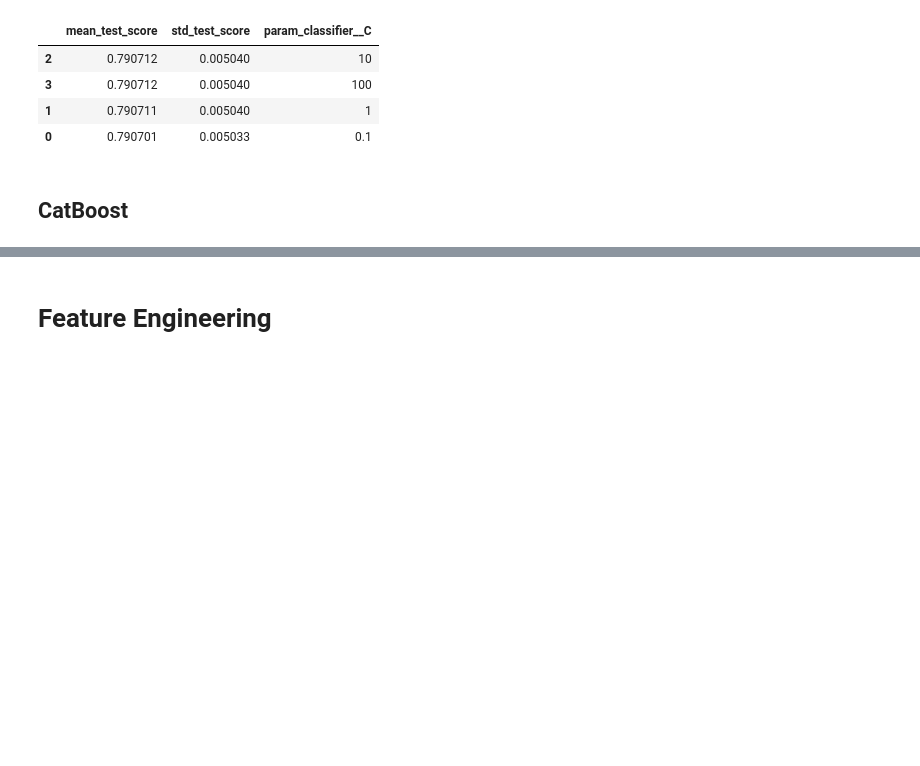
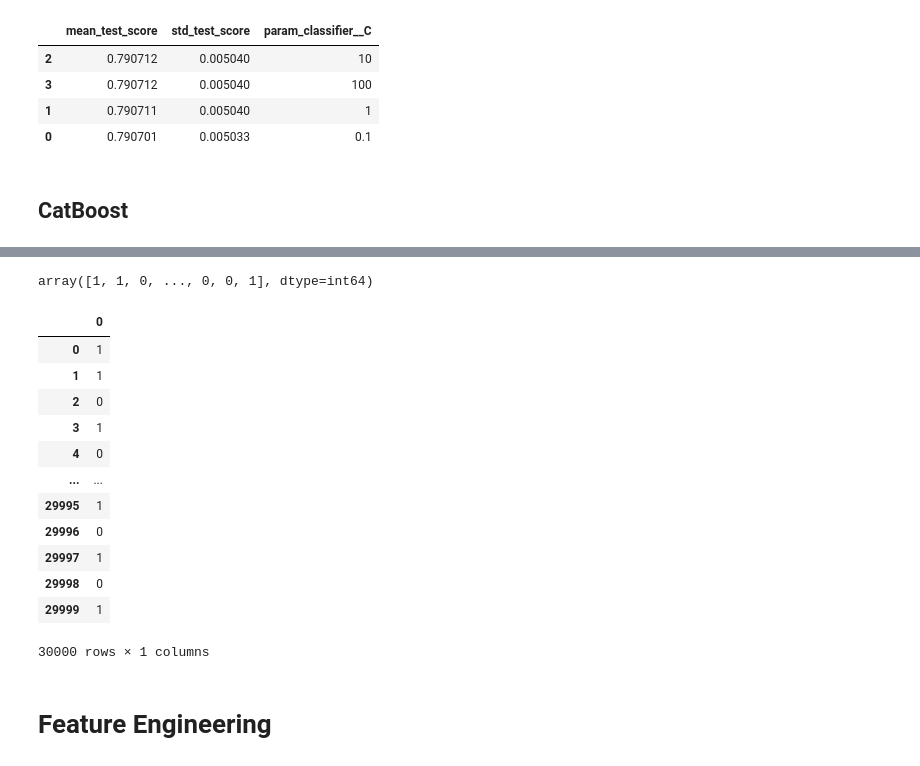
Before and after one commit to Skati/heart_disease, a Jupyter notebook: heart.ipynb, the cells around one changed output, grey strips where cells are left out. Cells and saved outputs as stored; diff of their text form; code cells hidden in the pictures; blank space fills up the shorter version.

```diff
--- a/heart.ipynb
+++ b/heart.ipynb
@@ -432,17 +417,22 @@ Internal CV score: 0.791
 ## CatBoost
 # %%
 train_dataset = cb.Pool(features_train,target_train, cat_features=categorical_features)
-model = cb.CatBoostClassifier(iterations=1000,
+model = cb.CatBoostClassifier(iterations=300,
                               loss_function='Logloss',
                               eval_metric='AUC',
                               logging_level='Silent',
                               random_seed=random_seed)
 
 #Declare parameters to tune and values to try
-grid = {'learning_rate': [0.03, 0.1],
-        'depth': [4, 6, 10],
-        'l2_leaf_reg': [1, 3, 5,]}
+grid = {'learning_rate': [0.01, 0.1, 0.3, 0.5, 1],
+        'depth': [4, 6, 10, 20],
+        'l2_leaf_reg': [1, 3, 5, 10, 30],
+        }
 
 #Find optimum parameters
-model.grid_search(grid,train_dataset,plot=True)
+model.grid_search(grid, train_dataset, cv=5,
+                  plot=True,
+                  calc_cv_statistics=True,
+                  stratified = True,
+                  shuffle=True)
 # %% [output]
@@ -508,0 +475,8 @@ Estimating final quality...
+# %%
+features_test=test_df.drop(columns='id')
+# %%
+pred_proba_test = model.predict_proba(features_test)[:, 1]
+predicted_test = model.predict(features_test)
+predicted_test
+# %% [output]
+array([1, 1, 0, ..., 0, 0, 1], dtype=int64)
@@ -509,3 +487,20 @@ Estimating final quality...
+# %%
+sub = pd.DataFrame(predicted_test,index=features_test.index)
+sub
+# %% [output]
+|  | 0 |
+| 0 | 1 |
+| 1 | 1 |
+| 2 | 0 |
+| 3 | 1 |
+| 4 | 0 |
+| ... | ... |
+| 29995 | 1 |
+| 29996 | 0 |
+| 29997 | 1 |
+| 29998 | 0 |
+| 29999 | 1 |
+30000 rows × 1 columns
 # %% [markdown]
 # Feature Engineering
 # %%
```
Also changed, not shown: parts of 55 cells of this notebook.
